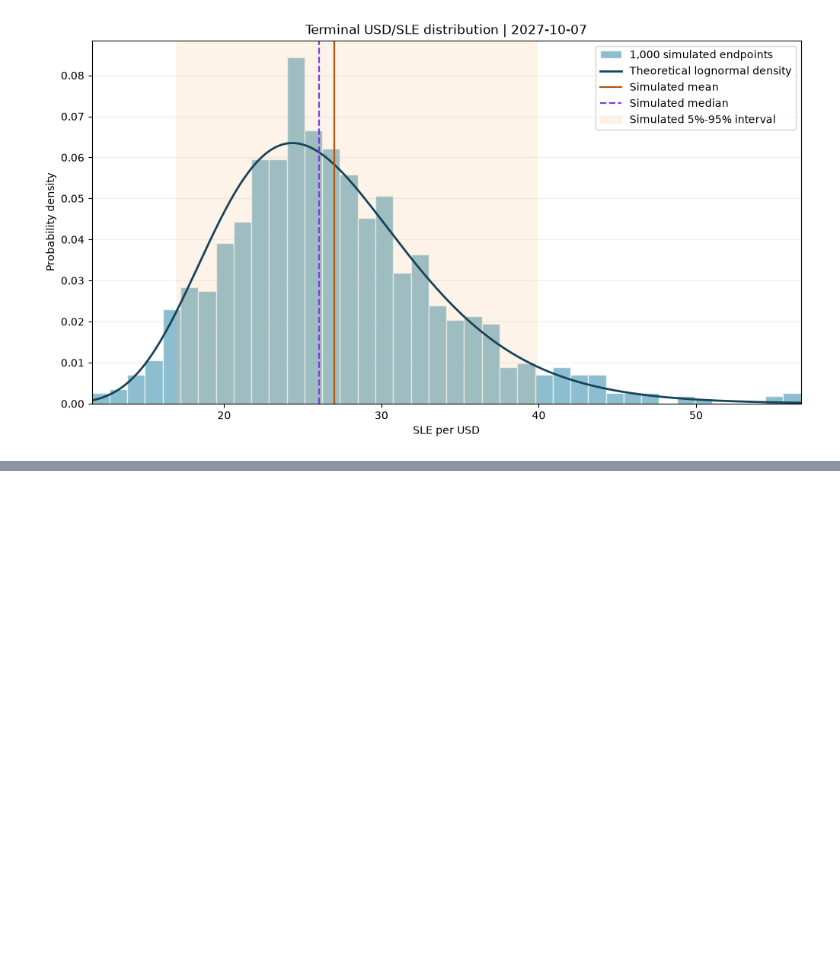
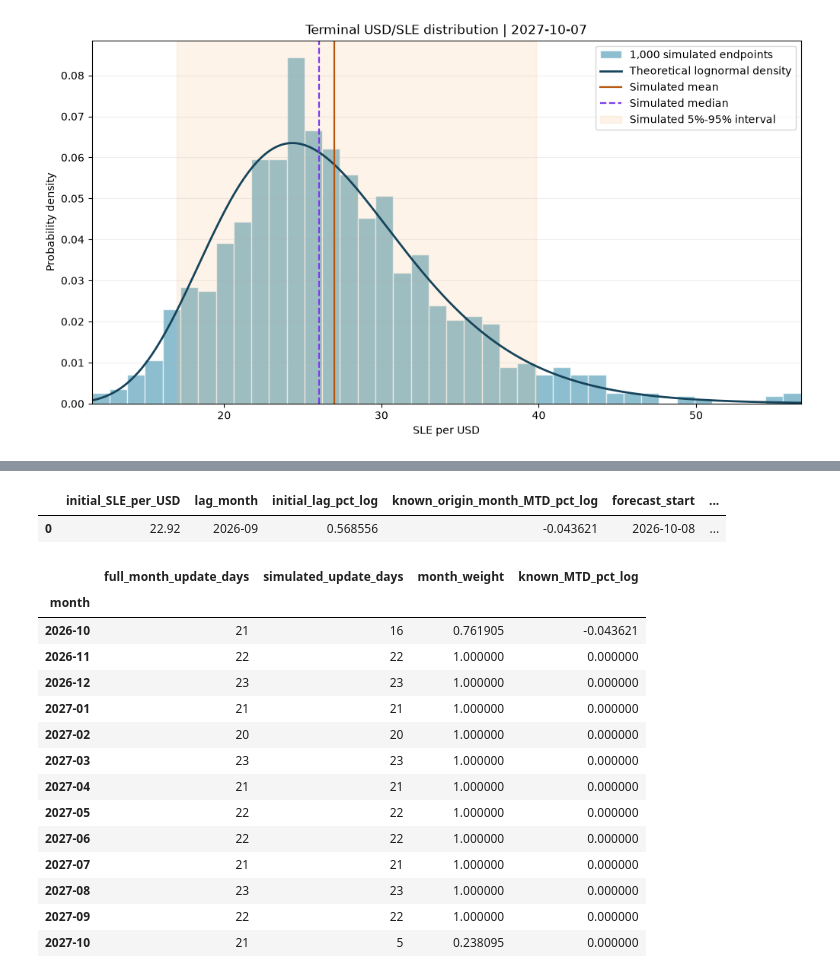
Before and after one commit to Kitazaki-Hinata/SLE_research, a Jupyter notebook: notebook/9_stochastic_fx_backtest.ipynb, the cells around one changed output, grey strips where cells are left out. Drawn from its saved outputs; the diff is of its cells as text; code cells hidden in the pictures; blank space fills up the shorter version.

```diff
--- a/notebook/9_stochastic_fx_backtest.ipynb
+++ b/notebook/9_stochastic_fx_backtest.ipynb
@@ -344,0 +580,76 @@ plt.show()
+# %%
+scenario_dates = forecast_dates.copy()
+scenario_path_dates = fx_paths.index.copy()
+scenario_periods = scenario_dates.to_period("M")
+scenario_origin_period = FORECAST_ORIGIN.to_period("M")
+scenario_origin_is_month_end = (
+    FORECAST_ORIGIN == scenario_origin_period.end_time.normalize()
+)
+scenario_lag_period = (
+    scenario_origin_period if scenario_origin_is_month_end else scenario_origin_period - 1
+)
+scenario_lag_end = scenario_lag_period.end_time.normalize()
+scenario_lag_start = (scenario_lag_period - 1).end_time.normalize()
+if not all(d in calibration_prices.index for d in [scenario_lag_start, scenario_lag_end]):
+    raise ValueError("The previous full month requires two observed month-end closes.")
+
+scenario_initial_lag_pct = float(
+    100 * np.log(calibration_prices.loc[scenario_lag_end] / calibration_prices.loc[scenario_lag_start])
+)
+scenario_observed_mtd_pct = (
+    0.0 if scenario_origin_is_month_end else
+    float(100 * np.log(initial_fx / calibration_prices.loc[scenario_lag_end]))
+)
+scenario_calendar_rows = []
+scenario_update_positions = {}
+for scenario_period in scenario_periods.unique():
+    scenario_full_dates = pd.date_range(
+        scenario_period.start_time, scenario_period.end_time.normalize(), freq="D"
+    )
+    scenario_full_count = int(
+        (~scenario_full_dates.dayofweek.isin(UNCHANGED_WEEKDAYS)).sum()
+    )
+    scenario_positions = np.flatnonzero(
+        (scenario_periods == scenario_period)
+        & ~scenario_dates.dayofweek.isin(UNCHANGED_WEEKDAYS)
+    )
+    scenario_update_positions[scenario_period] = scenario_positions
+    scenario_calendar_rows.append({
+        "month": scenario_period,
+        "full_month_update_days": scenario_full_count,
+        "simulated_update_days": len(scenario_positions),
+        "month_weight": len(scenario_positions) / scenario_full_count,
+        "known_MTD_pct_log": (
+            scenario_observed_mtd_pct if scenario_period == scenario_origin_period else 0.0
+        ),
+    })
+scenario_calendar_table = pd.DataFrame(scenario_calendar_rows).set_index("month")
+
+display(pd.DataFrame([{
+    "initial_SLE_per_USD": initial_fx,
+    "lag_month": str(scenario_lag_period),
+    "initial_lag_pct_log": scenario_initial_lag_pct,
+    "known_origin_month_MTD_pct_log": scenario_observed_mtd_pct,
+    "forecast_start": scenario_dates.min().date(),
+    "forecast_end": scenario_dates.max().date(),
+    "total_month_weight": scenario_calendar_table["month_weight"].sum(),
+}]))
+display(scenario_calendar_table.round(6))
+# %% [output]
+|  | initial_SLE_per_USD | lag_month | initial_lag_pct_log | known_origin_month_MTD_pct_log | forecast_start | ... |
+| 0 | 22.92 | 2026-09 | 0.568556 | -0.043621 | 2026-10-08 | ... |
+|  | full_month_update_days | simulated_update_days | month_weight | known_MTD_pct_log |
+| month |  |  |  |  |
+| 2026-10 | 21 | 16 | 0.761905 | -0.043621 |
+| 2026-11 | 22 | 22 | 1.000000 | 0.000000 |
+| 2026-12 | 23 | 23 | 1.000000 | 0.000000 |
+| 2027-01 | 21 | 21 | 1.000000 | 0.000000 |
+| 2027-02 | 20 | 20 | 1.000000 | 0.000000 |
+| 2027-03 | 23 | 23 | 1.000000 | 0.000000 |
+| 2027-04 | 21 | 21 | 1.000000 | 0.000000 |
+| 2027-05 | 22 | 22 | 1.000000 | 0.000000 |
+| 2027-06 | 22 | 22 | 1.000000 | 0.000000 |
+| 2027-07 | 21 | 21 | 1.000000 | 0.000000 |
+| 2027-08 | 23 | 23 | 1.000000 | 0.000000 |
+| 2027-09 | 22 | 22 | 1.000000 | 0.000000 |
+| 2027-10 | 21 | 5 | 0.238095 | 0.000000 |
```
Also changed, not shown: parts of 12 cells of this notebook, 1 other file.
